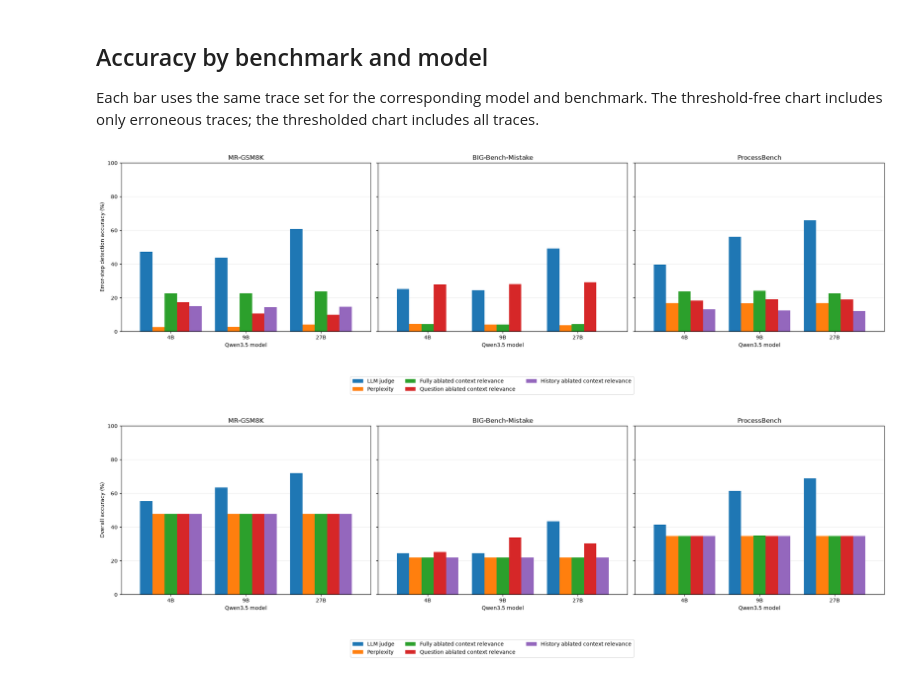
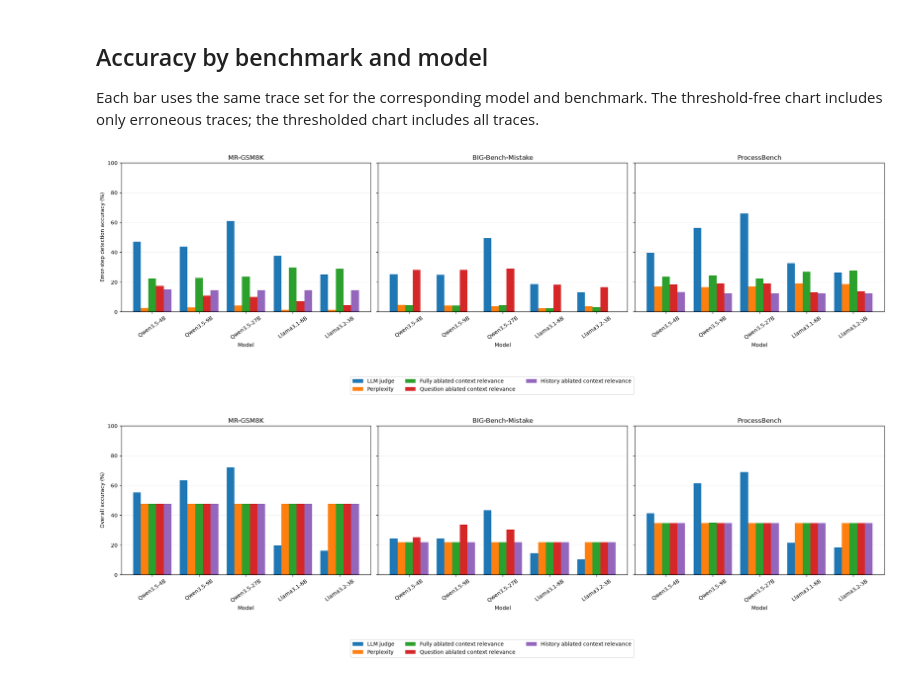
Before and after one commit to jafber/bachelor-thesis, a Jupyter notebook: final/comparison.ipynb, the cells around one changed output. Cells and saved outputs as stored; diff of their text form; code cells hidden in the pictures.

Commit message:
add new models to results section

```diff
--- a/final/comparison.ipynb
+++ b/final/comparison.ipynb
@@ -12,12 +12,18 @@ from IPython.display import display
 from sklearn.metrics import make_scorer
 from sklearn.model_selection import TunedThresholdClassifierCV
 
-from experiment_setup import dc_pmi
+from experiment_setup import dc_pmi, llm_critic
 from experiment_setup.benchmarks import load_examples
 from experiment_setup.judge_metrics import score as judge_score
 
 CACHE, RUNS = Path('cache'), Path('runs')
-MODELS = {'4B': 'Qwen/Qwen3.5-4B', '9B': 'Qwen/Qwen3.5-9B', '27B': 'Qwen/Qwen3.5-27B'}
+MODELS = {
+    'Qwen3.5-4B': ('Qwen/Qwen3.5-4B', 'qwen35_4b'),
+    'Qwen3.5-9B': ('Qwen/Qwen3.5-9B', 'qwen35_9b'),
+    'Qwen3.5-27B': ('Qwen/Qwen3.5-27B', 'qwen35_27b'),
+    'Llama3.1-8B': ('meta-llama/Llama-3.1-8B-Instruct', 'llama31_8b'),
+    'Llama3.2-3B': ('meta-llama/Llama-3.2-3B-Instruct', 'llama32_3b'),
+}
 BENCHMARKS = ['MR-GSM8K', 'BIG-Bench-Mistake', 'ProcessBench']
 KEYS = ['benchmark', 'task', 'uid']
 METRIC_LABELS = {
@@ -73,17 +79,26 @@ def tune_accuracy(candidates):
     ).fit(X, truth)
     return tuned.best_score_, tuned.best_threshold_
 # %%
+def load_judge(model_id, stem, selected_examples):
+    if stem.startswith('qwen35_'):
+        frame = pd.read_csv(RUNS / f'llm_judge_{stem}_full_arm.csv',
+                            dtype={'uid': str}, usecols=[*KEYS, 'label', 'prediction', 'parse_error'])
+    else:
+        frame = llm_critic.load_run(selected_examples, model_id=model_id,
+                                    cache_path=CACHE / f'llm_judge_{stem}_arm.sqlite')
+        frame['uid'] = frame.uid.astype(str)
+    return frame
+
+
 rows = []
-for model, model_id in MODELS.items():
+for model, (model_id, stem) in MODELS.items():
     scores = dc_pmi.load_run(examples, model_id=model_id, average_ll=True,
-                              cache_path=CACHE / f'dc_pmi_qwen35_{model.lower()}_arm.sqlite')
+                              cache_path=CACHE / f'dc_pmi_{stem}_arm.sqlite')
     scores['uid'] = scores.uid.astype(str)
     assert len(scores[KEYS].drop_duplicates()) == len(expected)
     assert scores[KEYS].drop_duplicates().merge(expected[KEYS], on=KEYS, validate='one_to_one').shape[0] == len(expected)
-    judge = pd.read_csv(RUNS / f'llm_judge_qwen35_{model.lower()}_full_arm.csv',
-                        dtype={'uid': str},
-                        usecols=[*KEYS, 'label', 'prediction', 'parse_error'])
-    judge = expected[KEYS].merge(judge, on=KEYS, how='left', validate='one_to_one', indicator=True)
+    judge = expected[KEYS].merge(load_judge(model_id, stem, examples), on=KEYS,
+                                 how='left', validate='one_to_one', indicator=True)
     assert judge._merge.eq('both').all()
     judge = judge.drop(columns='_merge')
     assert judge.label.fillna(-1).eq(expected.label.fillna(-1)).all()
@@ -136,26 +151,26 @@ Each bar uses the same trace set for the corresponding model and benchmark. The
 # %%
 methods = ['LLM judge', *[METRIC_LABELS[m] for m in dc_pmi.METRICS]]
 for column, ylabel in [
     ('error_accuracy', 'Error-step detection accuracy (%)'),
     ('overall_accuracy', 'Overall accuracy (%)'),
 ]:
     fig, axes = plt.subplots(1, len(BENCHMARKS), figsize=(21, 6), sharey=True)
     for ax, benchmark in zip(axes, BENCHMARKS):
         group = comparison.loc[comparison.benchmark == benchmark]
         values = group.pivot(index='model', columns='method', values=column)
         values.reindex(index=MODELS, columns=methods).mul(100).plot.bar(
-            ax=ax, rot=0, legend=False, width=0.82)
-        ax.set(title=benchmark, xlabel='Qwen3.5 model', ylabel=ylabel, ylim=(0, 100))
+            ax=ax, rot=35, legend=False, width=0.82)
+        ax.set(title=benchmark, xlabel='Model', ylabel=ylabel, ylim=(0, 100))
         ax.grid(axis='y', alpha=0.2)
         ax.set_axisbelow(True)
     fig.legend(axes[0].get_legend_handles_labels()[0], methods, loc='lower center',
                ncol=3, bbox_to_anchor=(0.5, -0.09))
     fig.tight_layout(rect=(0, 0.1, 1, 1))
     display(fig)
     plt.close(fig)
 # %% [output]
-[figure, old version]
+[figure, new version]
-[figure, old version]
+[figure, new version]
 # %%
 # Thesis-ready comparisons. All bars use the same traces and exact-location denominator.
 out = Path('../thesis/chapters/results')
```
Also changed, not shown: parts of 3 cells of this notebook, 26 other files.
